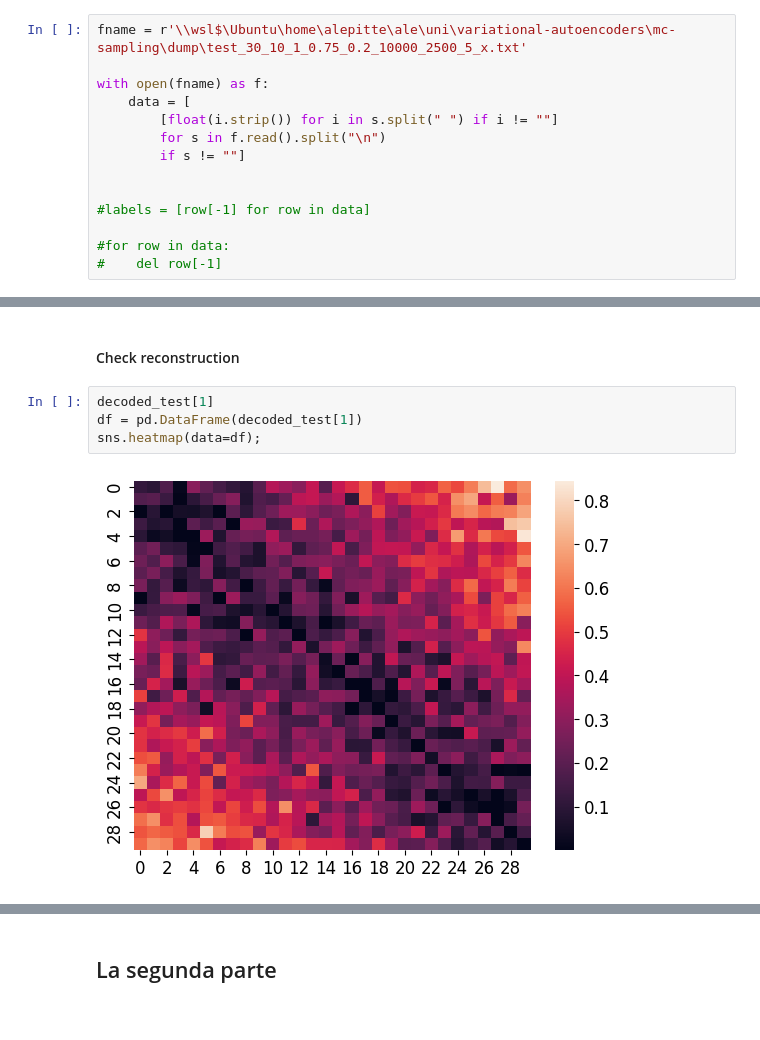
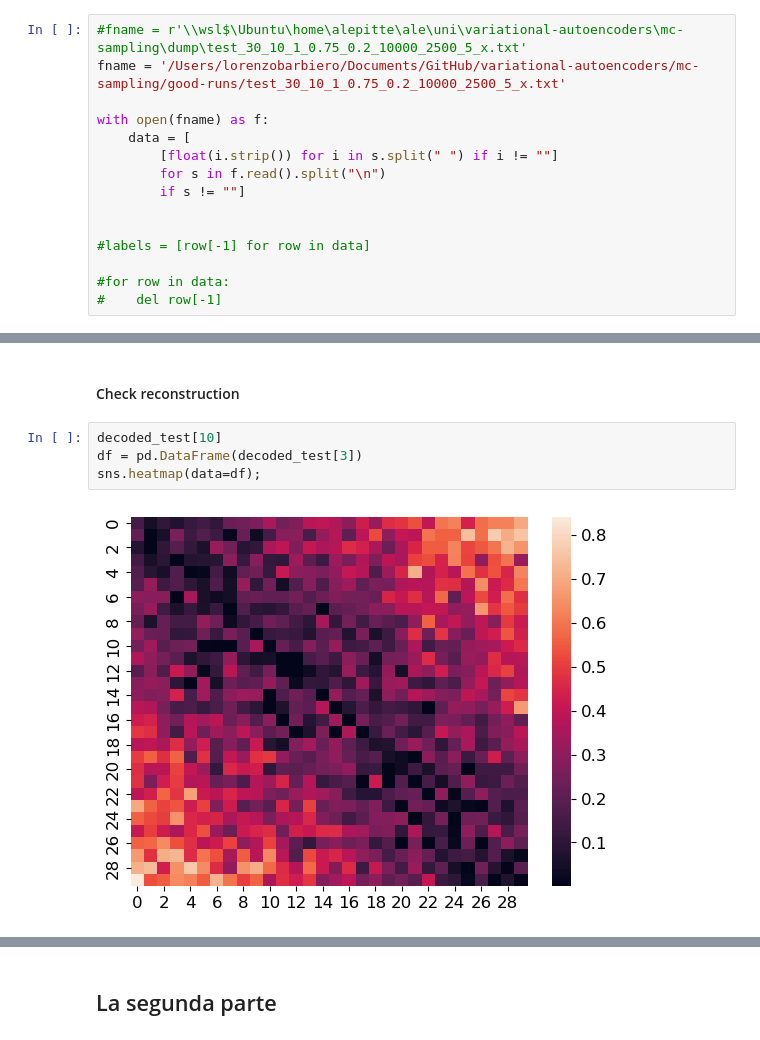
Before and after one commit to group9ine/variational-autoencoders, a Jupyter notebook: JuFBuCMNN.ipynb, the cells around one changed output, grey strips where cells are left out. Cells and saved outputs as stored; diff of their text form.

```diff
--- a/JuFBuCMNN.ipynb
+++ b/JuFBuCMNN.ipynb
@@ -29,7 +32,8 @@ box_size = 10
 # %% [markdown]
 Import and reshape data
 # %%
-fname = r'\\wsl$\Ubuntu\home\alepitte\ale\uni\variational-autoencoders\mc-sampling\dump\test_30_10_1_0.75_0.2_10000_2500_5_x.txt'
+#fname = r'\\wsl$\Ubuntu\home\alepitte\ale\uni\variational-autoencoders\mc-sampling\dump\test_30_10_1_0.75_0.2_10000_2500_5_x.txt'
+fname = '/Users/lorenzobarbiero/Documents/GitHub/variational-autoencoders/mc-sampling/good-runs/test_30_10_1_0.75_0.2_10000_2500_5_x.txt'
 
 with open(fname) as f:
     data = [
@@ -386,10 +396,10 @@ print(decoded_test.shape)
 # %% [markdown]
 #### Check reconstruction
 # %%
-decoded_test[1]
-df = pd.DataFrame(decoded_test[1])
+decoded_test[10]
+df = pd.DataFrame(decoded_test[3])
 sns.heatmap(data=df);
 # %% [output]
-[figure, old version]
+[figure, new version]
 # %%
 ts = testset_mat.reshape(-1,30,30)
```
Also changed, not shown: parts of 17 cells of this notebook.
